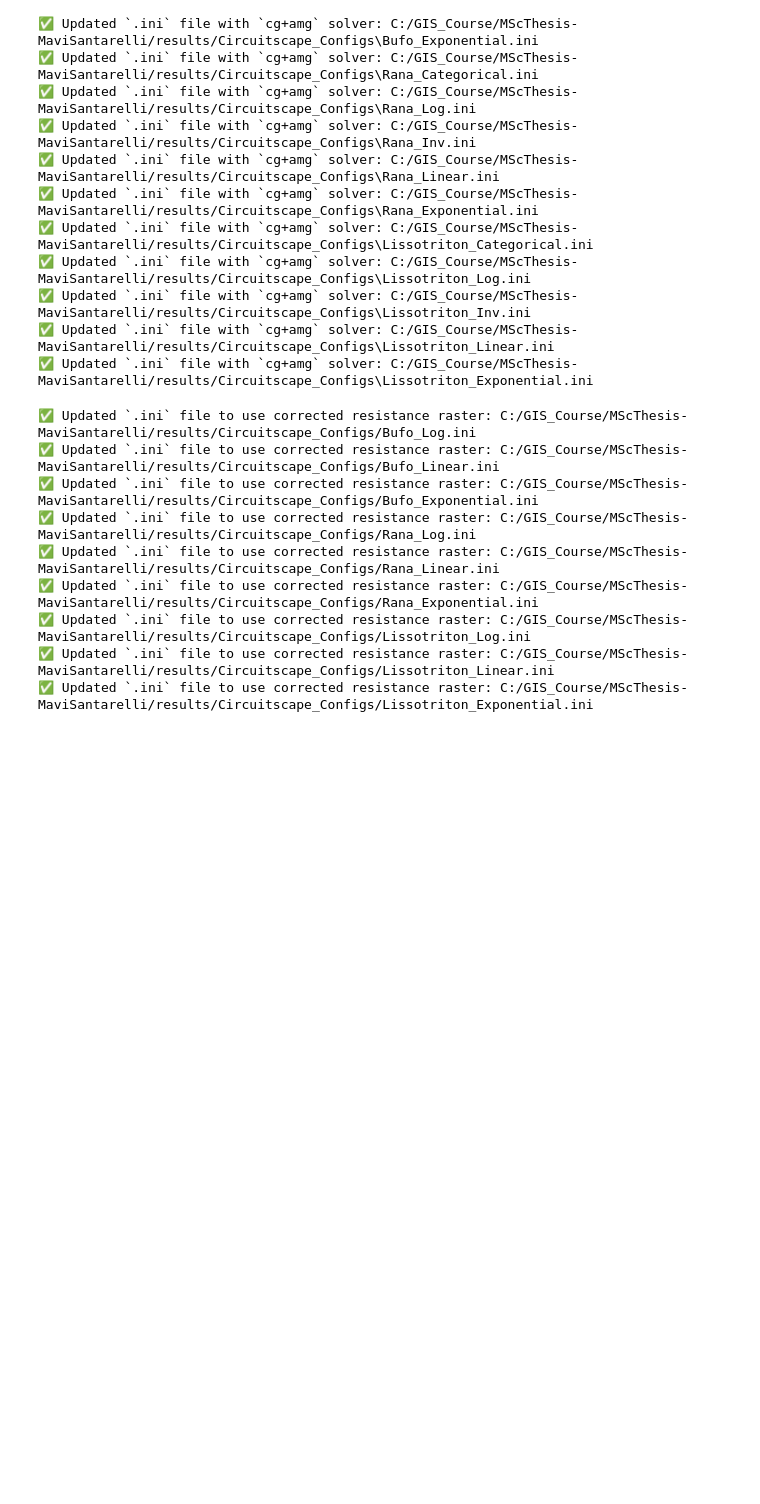
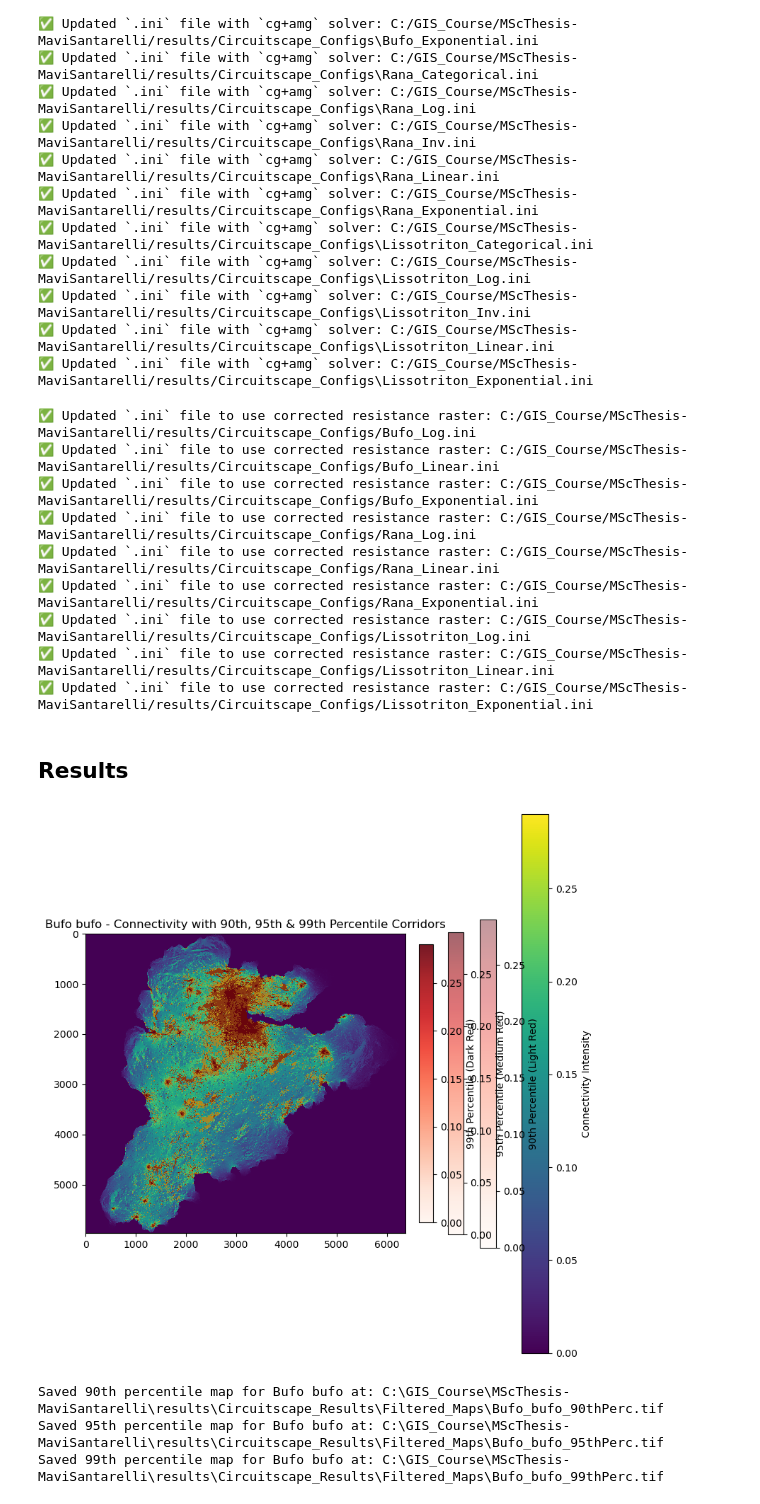
Before and after one commit to Mavisan6/MScThesis-MaviSantarelli, a Jupyter notebook: notebooks/3_Connectivity Modelling/3_Connectivity_Mapping.ipynb, the cells around one changed output. Cells and saved outputs as stored; diff of their text form; code cells hidden in the pictures; blank space fills up the shorter version.

Commit message:
overlay

```diff
--- a/notebooks/3_Connectivity Modelling/3_Connectivity_Mapping.ipynb
+++ b/notebooks/3_Connectivity Modelling/3_Connectivity_Mapping.ipynb
@@ -1262,3 +1262,5 @@ for species in ["Bufo", "Rana", "Lissotriton"]:
 ✅ Updated `.ini` file to use corrected resistance raster: C:/GIS_Course/MScThesis-MaviSantarelli/results/Circuitscape_Configs/Lissotriton_Log.ini
 ✅ Updated `.ini` file to use corrected resistance raster: C:/GIS_Course/MScThesis-MaviSantarelli/results/Circuitscape_Configs/Lissotriton_Linear.ini
 ✅ Updated `.ini` file to use corrected resistance raster: C:/GIS_Course/MScThesis-MaviSantarelli/results/Circuitscape_Configs/Lissotriton_Exponential.ini
+# %% [markdown]
+## Results
@@ -1264,0 +1273,78 @@ for species in ["Bufo", "Rana", "Lissotriton"]:
+# %%
+import os
+import rasterio
+import numpy as np
+import matplotlib.pyplot as plt
+
+# File paths for connectivity maps
+maps = {
+    "Bufo bufo": r"C:\GIS_Course\MScThesis-MaviSantarelli\results\Circuitscape_Results\BufoFiltered\Bufo_Inv_output_cum_curmap.asc",
+    "Lissotriton helveticus": r"C:\GIS_Course\MScThesis-MaviSantarelli\results\Circuitscape_Results\LissFiltered\Lissotriton_Inv_output_cum_curmap.asc",
+    "Rana temporaria": r"C:\GIS_Course\MScThesis-MaviSantarelli\results\Circuitscape_Results\RanaFiltered\Rana_Inv_output_cum_curmap.asc",
+}
+
+# Output directory for saving filtered maps
+output_dir = r"C:\GIS_Course\MScThesis-MaviSantarelli\results\Circuitscape_Results\Filtered_Maps"
+os.makedirs(output_dir, exist_ok=True)  # Ensure output directory exists
+
+# Function to load and process raster
+def process_raster(filepath, species_name):
+    with rasterio.open(filepath) as src:
+        data = src.read(1).astype(float)  # Read raster data and ensure float type
+        profile = src.profile  # Keep metadata
+
+        # Mask NoData values
+        data[data == src.nodata] = np.nan
+
+        # Normalize raster for visualization (avoid extreme outliers affecting scaling)
+        vmin, vmax = np.nanpercentile(data, [5, 95])
+
+        # Calculate percentile thresholds
+        perc_90 = np.nanpercentile(data, 90)
+        perc_95 = np.nanpercentile(data, 95)
+        perc_99 = np.nanpercentile(data, 99)
+
+        # Create thresholded layers
+        corridors_90 = np.where(data >= perc_90, data, np.nan)
+        corridors_95 = np.where(data >= perc_95, data, np.nan)
+        corridors_99 = np.where(data >= perc_99, data, np.nan)
+
+        # Plot connectivity map
+        fig, ax = plt.subplots(figsize=(8, 8))
+
+        # Base layer: Full connectivity map in viridis
+        im1 = ax.imshow(data, cmap="viridis", interpolation="nearest", vmin=vmin, vmax=vmax)
+
+        # Overlay corridors in different shades of red
+        im2 = ax.imshow(corridors_90, cmap="Reds", alpha=0.4, interpolation="nearest", vmin=vmin, vmax=vmax)  # Light Red (90th)
+        im3 = ax.imshow(corridors_95, cmap="Reds", alpha=0.6, interpolation="nearest", vmin=vmin, vmax=vmax)  # Medium Red (95th)
+        im4 = ax.imshow(corridors_99, cmap="Reds", alpha=0.9, interpolation="nearest", vmin=vmin, vmax=vmax)  # Dark Red (99th)
+
+        # Titles and colorbars
+        ax.set_title(f"{species_name} - Connectivity with 90th, 95th & 99th Percentile Corridors")
+        plt.colorbar(im1, ax=ax, label="Connectivity Intensity")  # Viridis colorbar
+        plt.colorbar(im2, ax=ax, label="90th Percentile (Light Red)", fraction=0.04, pad=0.04)
+        plt.colorbar(im3, ax=ax, label="95th Percentile (Medium Red)", fraction=0.04, pad=0.04)
+        plt.colorbar(im4, ax=ax, label="99th Percentile (Dark Red)", fraction=0.04, pad=0.04)
+
+        plt.tight_layout()
+        plt.show()
+
+        # Save thresholded rasters
+        for perc, corridor_data in zip([90, 95, 99], [corridors_90, corridors_95, corridors_99]):
+            output_path = os.path.join(output_dir, f"{species_name.replace(' ', '_')}_{perc}thPerc.tif")
+            profile.update(dtype=rasterio.float32, nodata=np.nan, driver="GTiff")
+
+            with rasterio.open(output_path, "w", **profile) as dst:
+                dst.write(corridor_data.astype(rasterio.float32), 1)
+
+            print(f"Saved {perc}th percentile map for {species_name} at: {output_path}")
+
+# Process all maps
+for species, path in maps.items():
+    process_raster(path, species)
+# %% [output]
+[figure, added]
+Saved 90th percentile map for Bufo bufo at: C:\GIS_Course\MScThesis-MaviSantarelli\results\Circuitscape_Results\Filtered_Maps\Bufo_bufo_90thPerc.tif
+Saved 95th percentile map for Bufo bufo at: C:\GIS_Course\MScThesis-MaviSantarelli\results\Circuitscape_Results\Filtered_Maps\Bufo_bufo_95thPerc.tif
+Saved 99th percentile map for Bufo bufo at: C:\GIS_Course\MScThesis-MaviSantarelli\results\Circuitscape_Results\Filtered_Maps\Bufo_bufo_99thPerc.tif
```
Also changed, not shown: parts of 3 cells of this notebook, 5 other files.
